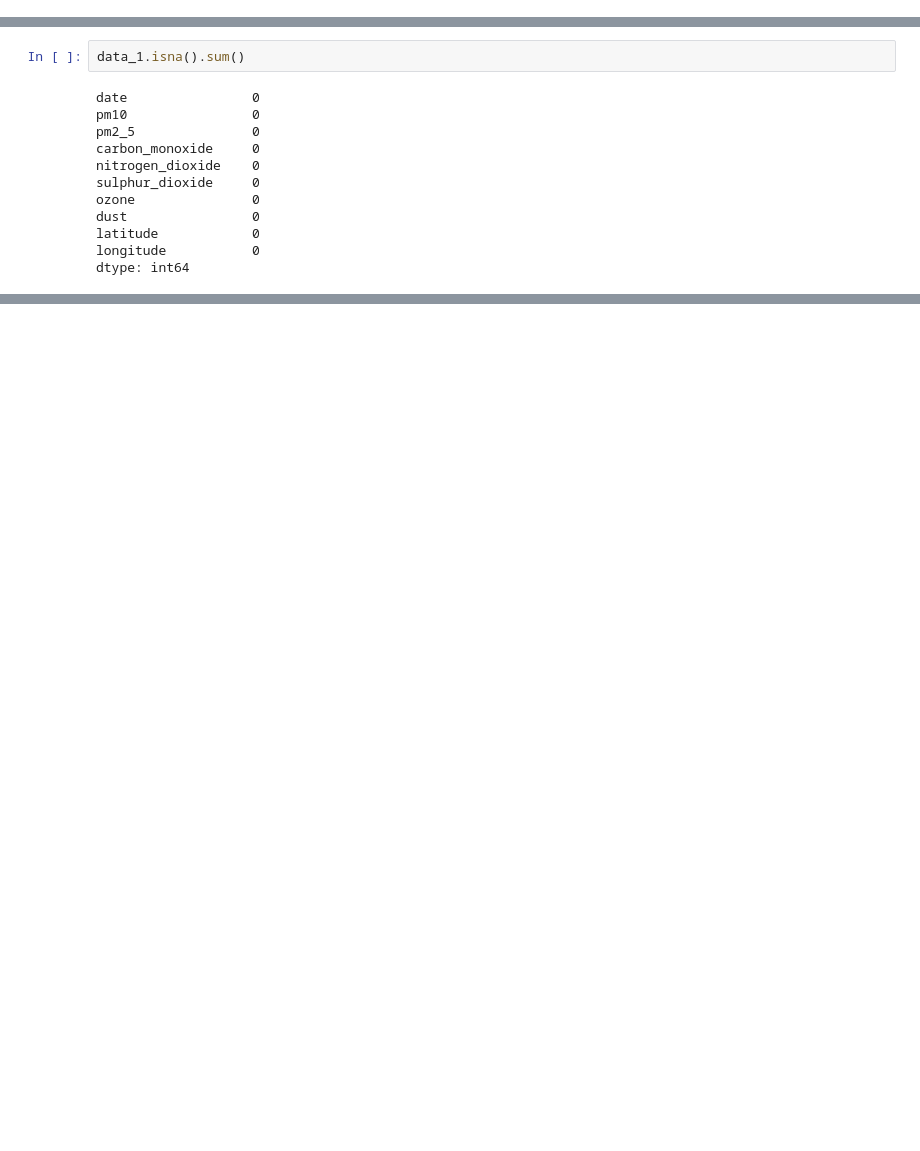
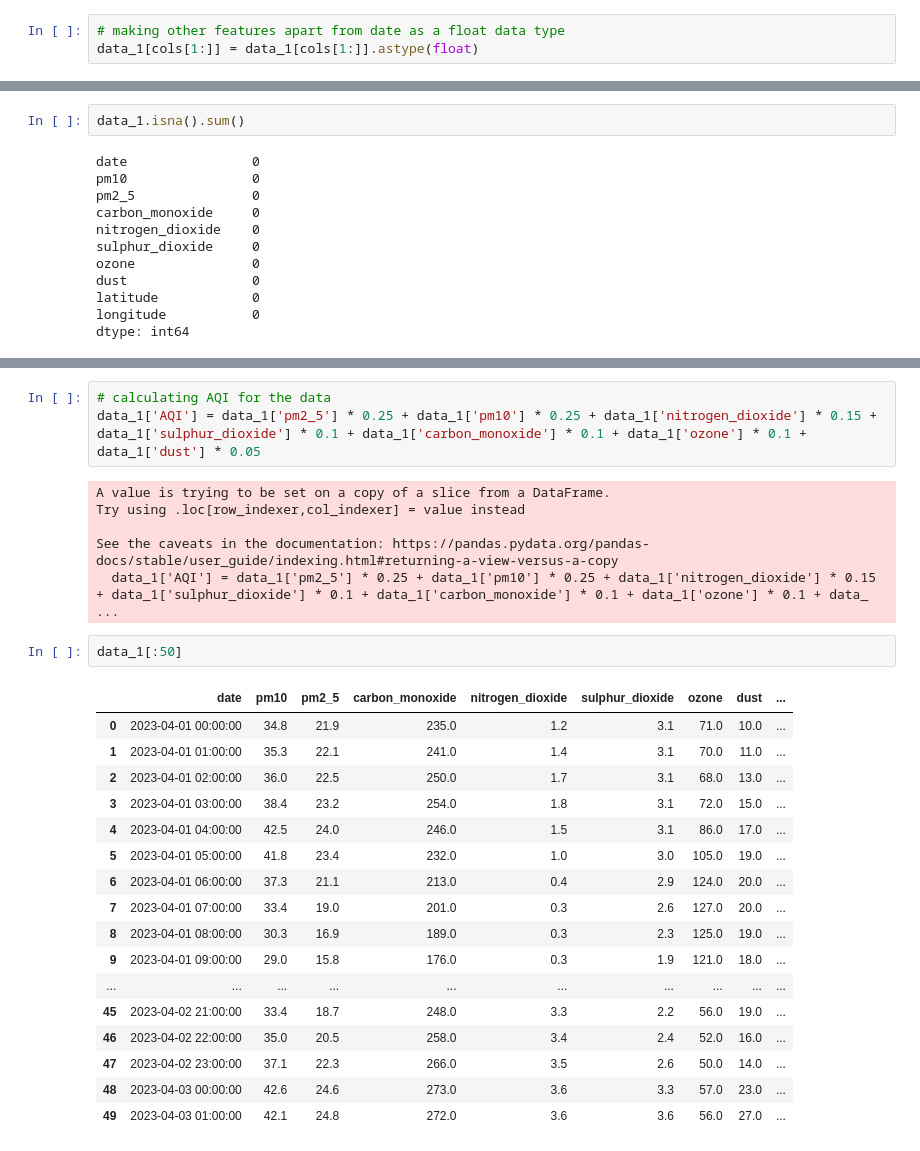
Before and after one commit to timothyafolami/Punjabaoi-Air-Quality-Prediction, a Jupyter notebook: notebook.ipynb, the cells around one changed output, grey strips where cells are left out. Drawn from its saved outputs; the diff is of its cells as text; blank space fills up the shorter version.

```diff
--- a/notebook.ipynb
+++ b/notebook.ipynb
@@ -738,3 +738,6 @@ data_1
 | 463780 | 2024-04-19 23:00:00 | 52.0 | 34.1 | 1385.0 | 42.0 | 6.0 | 9.0 | 2.0 | ... |
 | 463781 | 2024-04-20 00:00:00 | 47.6 | 30.9 | 1810.0 | 42.7 | 6.8 | 4.0 | 2.0 | ... |
 1371587 rows × 10 columns
+# %%
+# making other features apart from date as a float data type
+data_1[cols[1:]] = data_1[cols[1:]].astype(float)
@@ -771,0 +815,29 @@ The 'date' column does not represent hourly intervals or contains missing or dup
+# %%
+# calculating AQI for the data
+data_1['AQI'] = data_1['pm2_5'] * 0.25 + data_1['pm10'] * 0.25 + data_1['nitrogen_dioxide'] * 0.15 + data_1['sulphur_dioxide'] * 0.1 + data_1['carbon_monoxide'] * 0.1 + data_1['ozone'] * 0.1 + data_1['dust'] * 0.05
+# %% [output]
+A value is trying to be set on a copy of a slice from a DataFrame.
+Try using .loc[row_indexer,col_indexer] = value instead
+
+See the caveats in the documentation: https://pandas.pydata.org/pandas-docs/stable/user_guide/indexing.html#returning-a-view-versus-a-copy
+  data_1['AQI'] = data_1['pm2_5'] * 0.25 + data_1['pm10'] * 0.25 + data_1['nitrogen_dioxide'] * 0.15 + data_1['sulphur_dioxide'] * 0.1 + data_1['carbon_monoxide'] * 0.1 + data_1['ozone'] * 0.1 + data_ ...
+# %%
+data_1[:50]
+# %% [output]
+|  | date | pm10 | pm2_5 | carbon_monoxide | nitrogen_dioxide | sulphur_dioxide | ozone | dust | ... |
+| 0 | 2023-04-01 00:00:00 | 34.8 | 21.9 | 235.0 | 1.2 | 3.1 | 71.0 | 10.0 | ... |
+| 1 | 2023-04-01 01:00:00 | 35.3 | 22.1 | 241.0 | 1.4 | 3.1 | 70.0 | 11.0 | ... |
+| 2 | 2023-04-01 02:00:00 | 36.0 | 22.5 | 250.0 | 1.7 | 3.1 | 68.0 | 13.0 | ... |
+| 3 | 2023-04-01 03:00:00 | 38.4 | 23.2 | 254.0 | 1.8 | 3.1 | 72.0 | 15.0 | ... |
+| 4 | 2023-04-01 04:00:00 | 42.5 | 24.0 | 246.0 | 1.5 | 3.1 | 86.0 | 17.0 | ... |
+| 5 | 2023-04-01 05:00:00 | 41.8 | 23.4 | 232.0 | 1.0 | 3.0 | 105.0 | 19.0 | ... |
+| 6 | 2023-04-01 06:00:00 | 37.3 | 21.1 | 213.0 | 0.4 | 2.9 | 124.0 | 20.0 | ... |
+| 7 | 2023-04-01 07:00:00 | 33.4 | 19.0 | 201.0 | 0.3 | 2.6 | 127.0 | 20.0 | ... |
+| 8 | 2023-04-01 08:00:00 | 30.3 | 16.9 | 189.0 | 0.3 | 2.3 | 125.0 | 19.0 | ... |
+| 9 | 2023-04-01 09:00:00 | 29.0 | 15.8 | 176.0 | 0.3 | 1.9 | 121.0 | 18.0 | ... |
+| ... | ... | ... | ... | ... | ... | ... | ... | ... | ... |
+| 45 | 2023-04-02 21:00:00 | 33.4 | 18.7 | 248.0 | 3.3 | 2.2 | 56.0 | 19.0 | ... |
+| 46 | 2023-04-02 22:00:00 | 35.0 | 20.5 | 258.0 | 3.4 | 2.4 | 52.0 | 16.0 | ... |
+| 47 | 2023-04-02 23:00:00 | 37.1 | 22.3 | 266.0 | 3.5 | 2.6 | 50.0 | 14.0 | ... |
+| 48 | 2023-04-03 00:00:00 | 42.6 | 24.6 | 273.0 | 3.6 | 3.3 | 57.0 | 23.0 | ... |
+| 49 | 2023-04-03 01:00:00 | 42.1 | 24.8 | 272.0 | 3.6 | 3.6 | 56.0 | 27.0 | ... |
```
Also changed, not shown: parts of 13 cells of this notebook, 5 other files.
